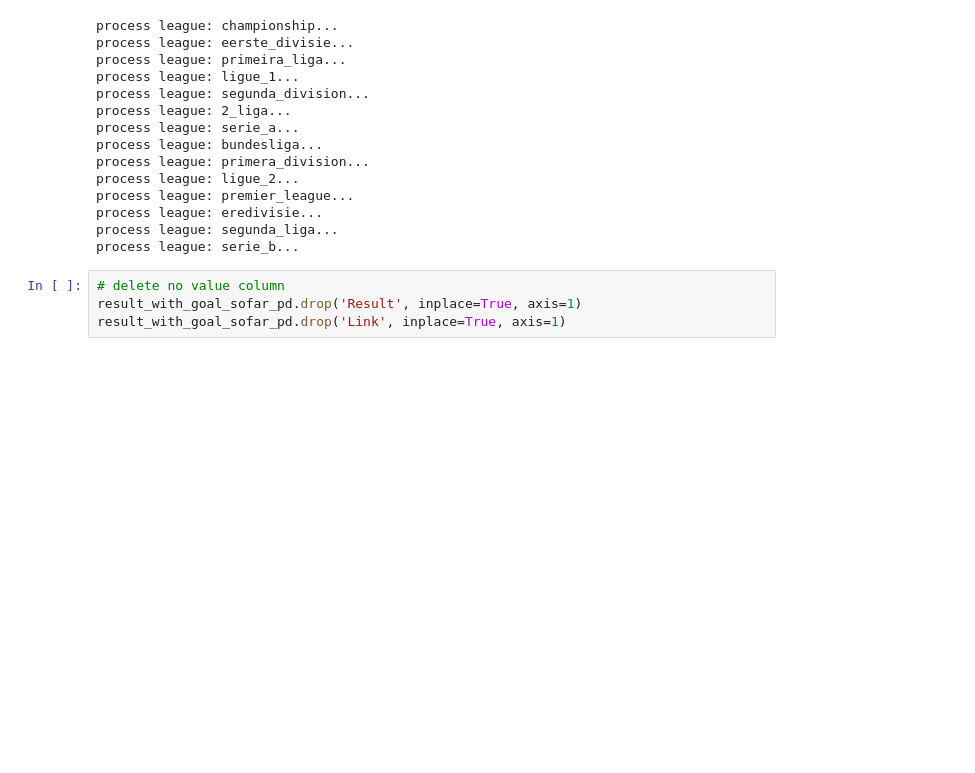
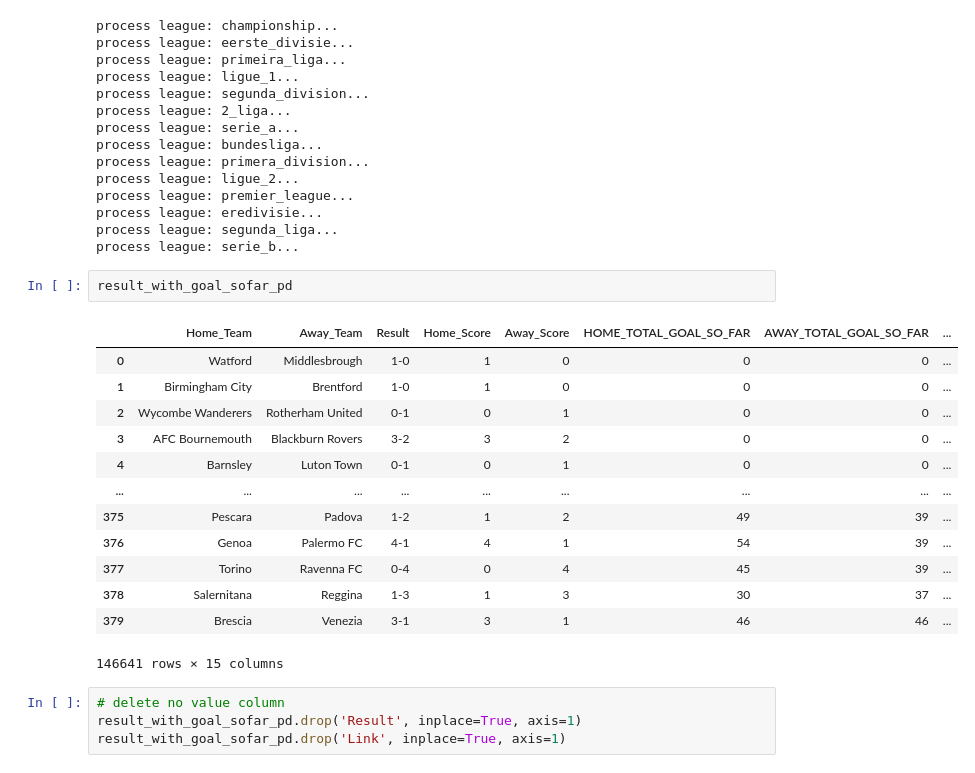
Before and after one commit to frankie-2nfro-com/football_match_outcome_prediction, a Jupyter notebook: pipeline.ipynb, the cells around one changed output. Saved outputs shown, nothing was run; the diff lists cells and outputs as text; blank space fills up the shorter version.

```diff
--- a/pipeline.ipynb
+++ b/pipeline.ipynb
@@ -164,6 +164,22 @@ process league: premier_league...
 process league: eredivisie...
 process league: segunda_liga...
 process league: serie_b...
+# %%
+result_with_goal_sofar_pd
+# %% [output]
+|  | Home_Team | Away_Team | Result | Home_Score | Away_Score | HOME_TOTAL_GOAL_SO_FAR | AWAY_TOTAL_GOAL_SO_FAR | ... |
+| 0 | Watford | Middlesbrough | 1-0 | 1 | 0 | 0 | 0 | ... |
+| 1 | Birmingham City | Brentford | 1-0 | 1 | 0 | 0 | 0 | ... |
+| 2 | Wycombe Wanderers | Rotherham United | 0-1 | 0 | 1 | 0 | 0 | ... |
+| 3 | AFC Bournemouth | Blackburn Rovers | 3-2 | 3 | 2 | 0 | 0 | ... |
+| 4 | Barnsley | Luton Town | 0-1 | 0 | 1 | 0 | 0 | ... |
+| ... | ... | ... | ... | ... | ... | ... | ... | ... |
+| 375 | Pescara | Padova | 1-2 | 1 | 2 | 49 | 39 | ... |
+| 376 | Genoa | Palermo FC | 4-1 | 4 | 1 | 54 | 39 | ... |
+| 377 | Torino | Ravenna FC | 0-4 | 0 | 4 | 45 | 39 | ... |
+| 378 | Salernitana | Reggina | 1-3 | 1 | 3 | 30 | 37 | ... |
+| 379 | Brescia | Venezia | 3-1 | 3 | 1 | 46 | 46 | ... |
+146641 rows × 15 columns
 # %%
 # delete no value column
 result_with_goal_sofar_pd.drop('Result', inplace=True, axis=1)
```
Also changed, not shown: 43 other files.
